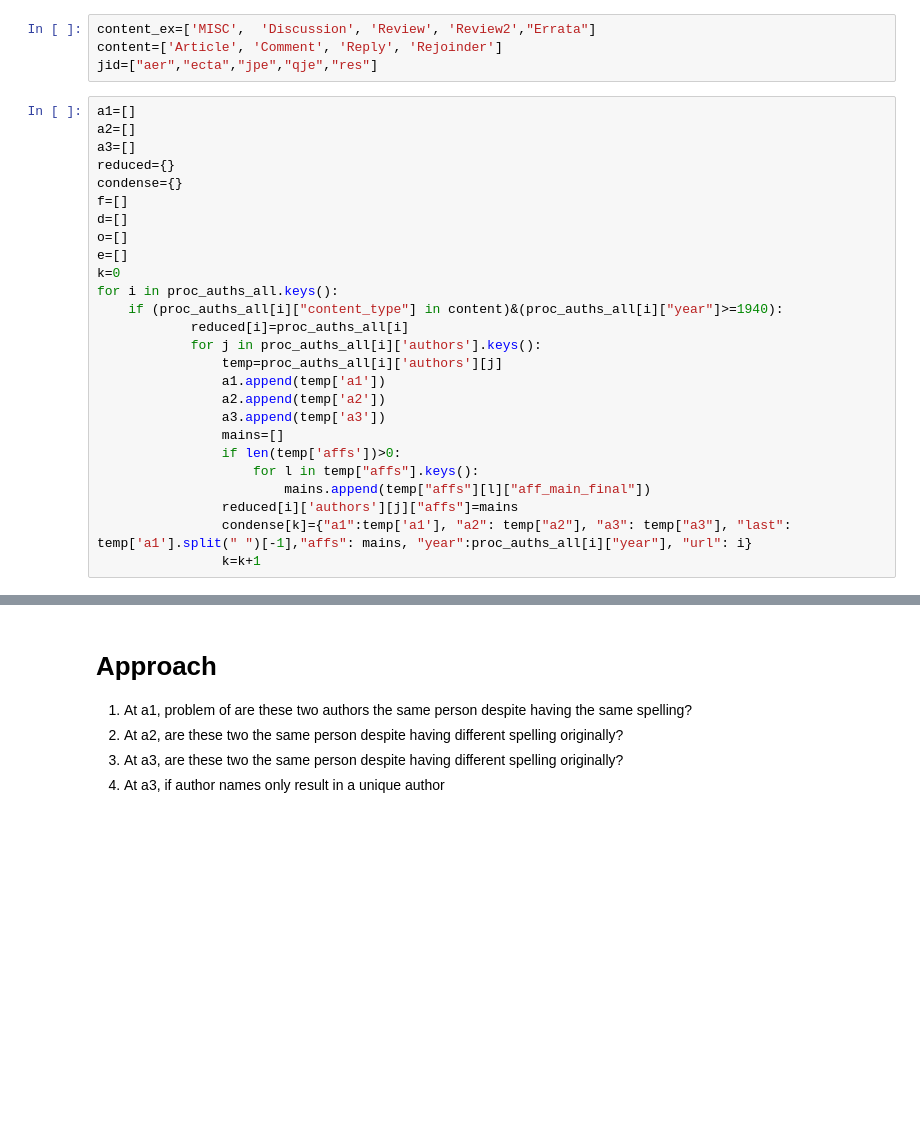
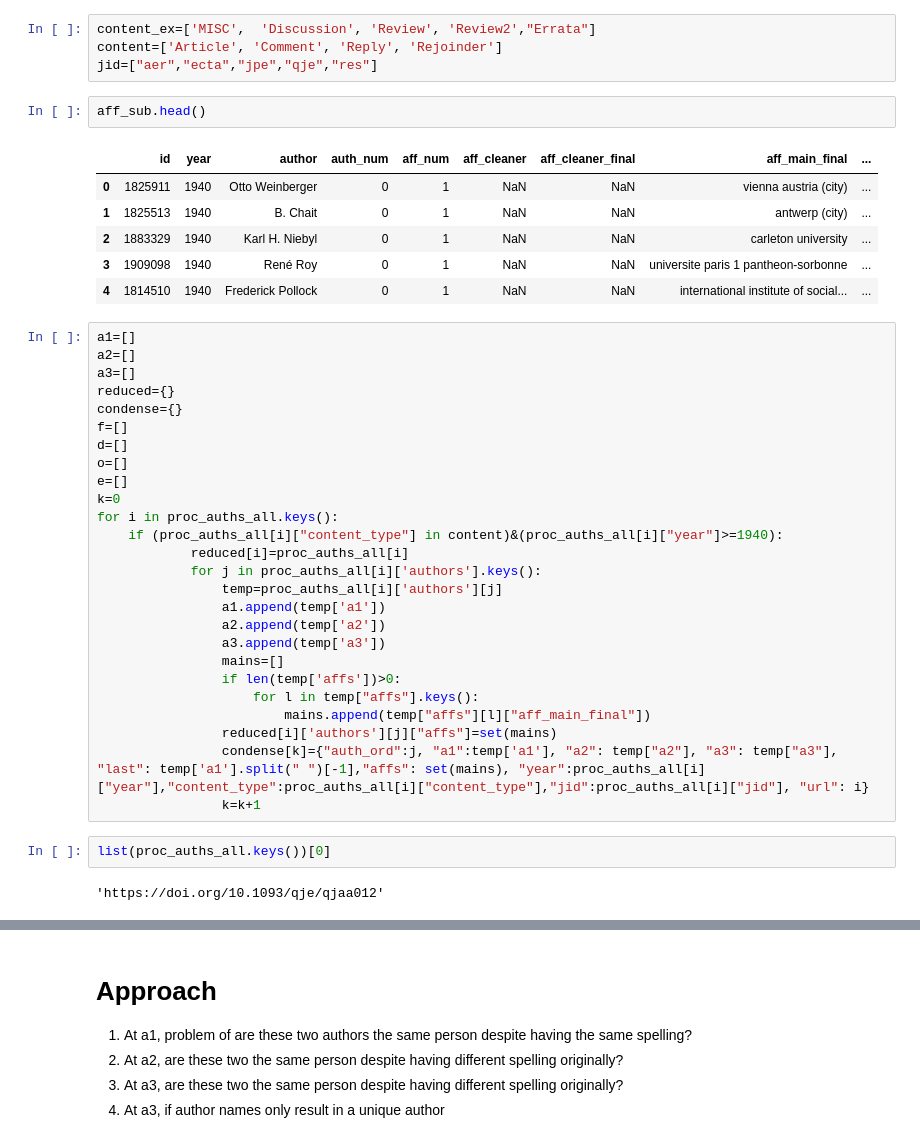
Before and after one commit to cogeorg/80YearsEconomicResearch, a Jupyter notebook: 020_author_names_recon/023_author_recon_w_affils.ipynb, the cells around one changed output, grey strips where cells are left out. Cells and saved outputs as stored; diff of their text form; blank space fills up the shorter version.

```diff
--- a/020_author_names_recon/023_author_recon_w_affils.ipynb
+++ b/020_author_names_recon/023_author_recon_w_affils.ipynb
@@ -46,6 +46,15 @@ aff_sub=pd.read_pickle(base_path+"affiliations_combined_sub.pkl")
 content_ex=['MISC',  'Discussion', 'Review', 'Review2',"Errata"]
 content=['Article', 'Comment', 'Reply', 'Rejoinder']
 jid=["aer","ecta","jpe","qje","res"]
+# %%
+aff_sub.head()
+# %% [output]
+|  | id | year | author | auth_num | aff_num | aff_cleaner | aff_cleaner_final | aff_main_final | ... |
+| 0 | 1825911 | 1940 | Otto Weinberger | 0 | 1 | NaN | NaN | vienna austria (city) | ... |
+| 1 | 1825513 | 1940 | B. Chait | 0 | 1 | NaN | NaN | antwerp (city) | ... |
+| 2 | 1883329 | 1940 | Karl H. Niebyl | 0 | 1 | NaN | NaN | carleton university | ... |
+| 3 | 1909098 | 1940 | René Roy | 0 | 1 | NaN | NaN | universite paris 1 pantheon-sorbonne | ... |
+| 4 | 1814510 | 1940 | Frederick Pollock | 0 | 1 | NaN | NaN | international institute of social... | ... |
 # %%
 a1=[]
 a2=[]
@@ -69,6 +78,10 @@ for i in proc_auths_all.keys():
                 if len(temp['affs'])>0:
                     for l in temp["affs"].keys():
                         mains.append(temp["affs"][l]["aff_main_final"])
-                reduced[i]['authors'][j]["affs"]=mains
-                condense[k]={"a1":temp['a1'], "a2": temp["a2"], "a3": temp["a3"], "last": temp['a1'].split(" ")[-1],"affs": mains, "year":proc_auths_all[i]["year"], "url": i}
+                reduced[i]['authors'][j]["affs"]=set(mains)
+                condense[k]={"auth_ord":j, "a1":temp['a1'], "a2": temp["a2"], "a3": temp["a3"], "last": temp['a1'].split(" ")[-1],"affs": set(mains), "year":proc_auths_all[i]["year"],"content_type":proc_auths_all[i]["content_type"],"jid":proc_auths_all[i]["jid"], "url": i}
                 k=k+1
+# %%
+list(proc_auths_all.keys())[0]
+# %% [output]
+'https://doi.org/10.1093/qje/qjaa012'
```
Also changed, not shown: parts of 3 cells of this notebook, 4 other files.
